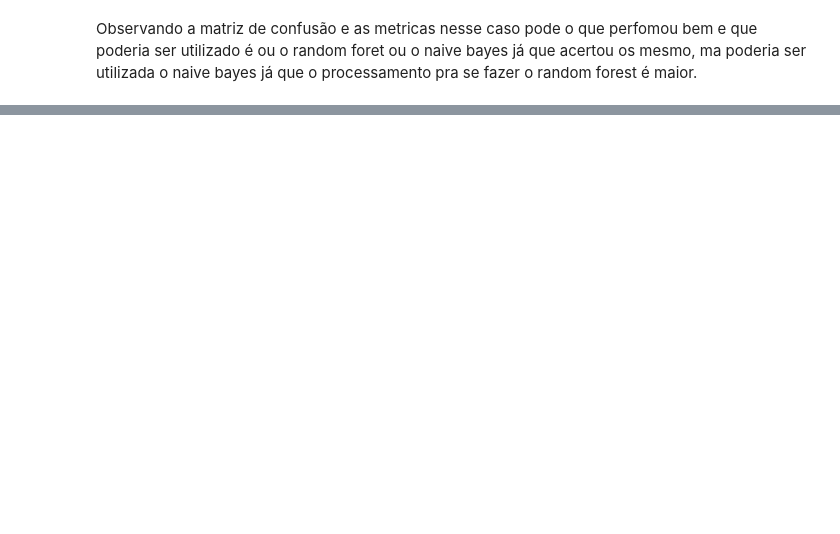
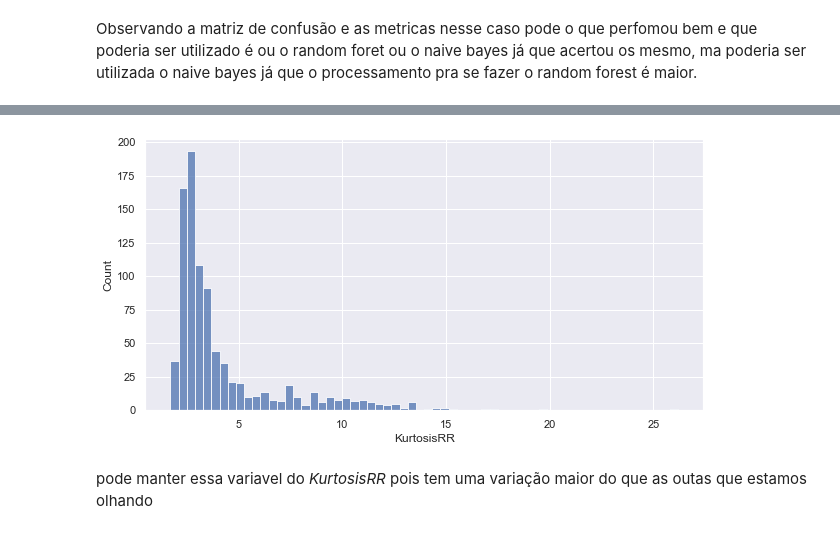
Before and after one commit to gustavoramos82/Classifica-o-Frutas, a Jupyter notebook: frutas.ipynb, the cells around one changed output, grey strips where cells are left out. Cells and saved outputs as stored; diff of their text form; code cells hidden in the pictures; blank space fills up the shorter version.

```diff
--- a/frutas.ipynb
+++ b/frutas.ipynb
@@ -330,0 +506,7 @@ Observando a matriz de confusão e as metricas nesse caso pode o que perfomou be
+# %%
+plt.figure(figsize=(10,5))
+sns.histplot(x='KurtosisRR',data=frutas);
+# %% [output]
+[figure, added]
+# %% [markdown]
+pode manter essa variavel do *KurtosisRR* pois tem uma variação maior do que as outas que estamos olhando
```
Also changed, not shown: parts of 59 cells of this notebook.
